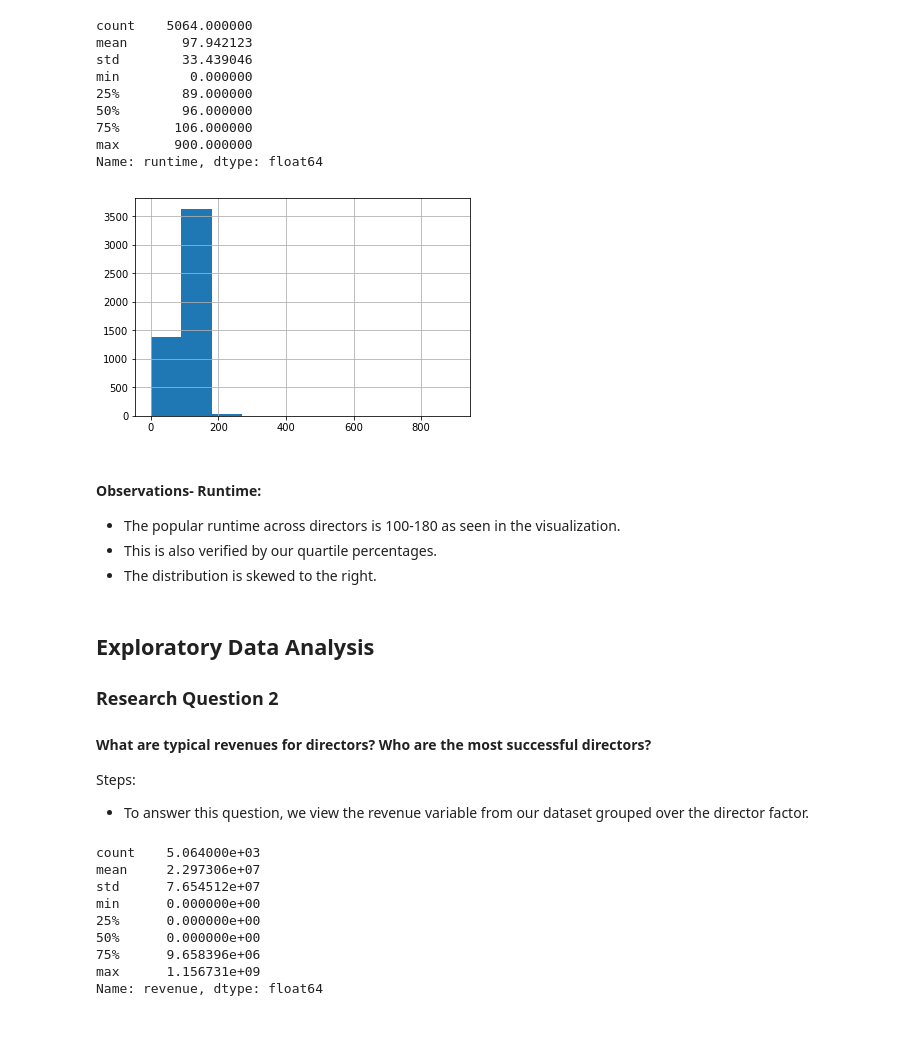
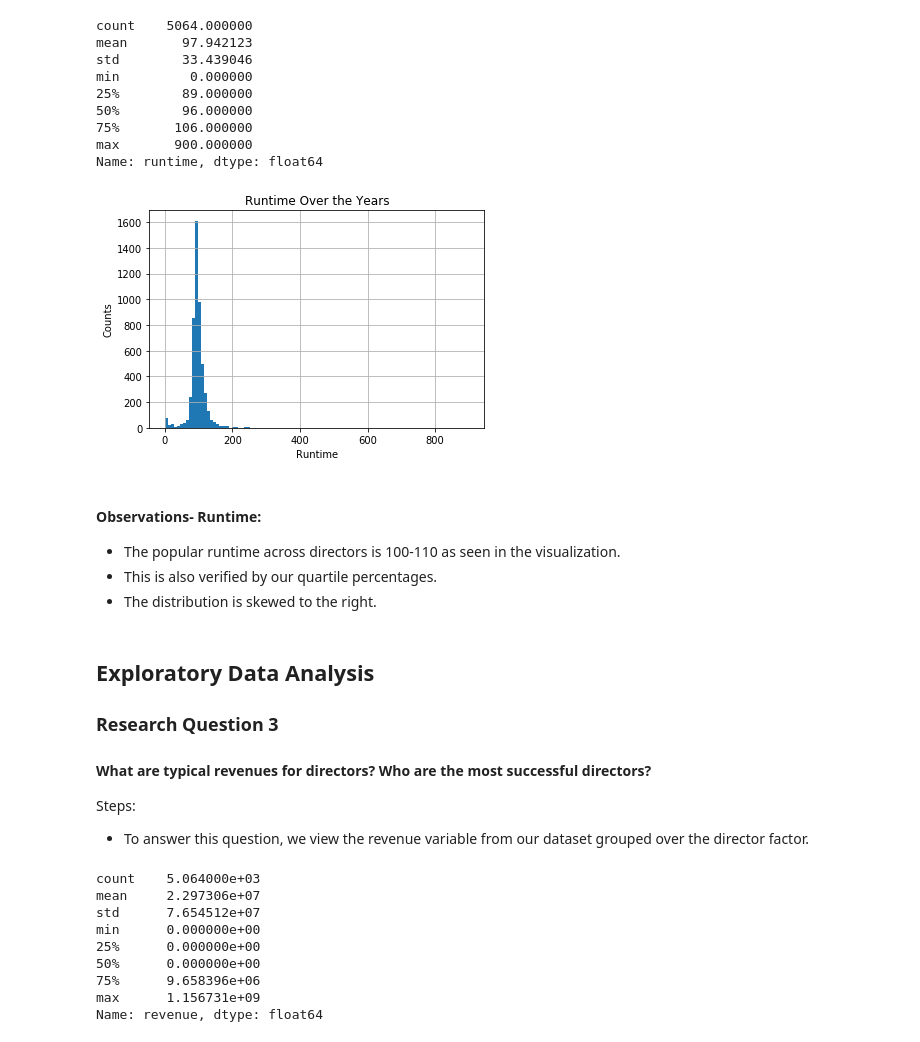
Before and after one commit to nirupamaprv/Investigate_Dataset, a Jupyter notebook: Investigate_a_Dataset_TMDb_Directors_NirupamaPV.ipynb, the cells around one changed output. Saved outputs shown, nothing was run; the diff lists cells and outputs as text; code cells hidden in the pictures.

```diff
--- a/Investigate_a_Dataset_TMDb_Directors_NirupamaPV.ipynb
+++ b/Investigate_a_Dataset_TMDb_Directors_NirupamaPV.ipynb
@@ -374,13 +388,16 @@ min         0.000000
 75%       106.000000
 max       900.000000
 Name: runtime, dtype: float64
-# %%
-dir_mean_df['runtime'].hist();
-# %% [output]
-[figure, removed]
+# %%
+dir_mean_df['runtime'].hist(bins=100);
+plt.xlabel('Runtime')
+plt.ylabel('Counts')
+plt.title('Runtime Over the Years');
+# %% [output]
+[figure, added]
 # %% [markdown]
 #### Observations- Runtime:
-- The popular runtime across directors is 100-180 as seen in the visualization.
+- The popular runtime across directors is 100-110 as seen in the visualization.
 - This is also verified by our quartile percentages.
 - The distribution is skewed to the right.
 # %% [markdown]
@@ -388,7 +405,7 @@ dir_mean_df['runtime'].hist();
 
 ## Exploratory Data Analysis
 
-### Research Question 2
+### Research Question 3
 #### What are typical revenues for directors? Who are the most successful directors?
 Steps:
 - To answer this question, we view the revenue variable from our dataset grouped over the director factor.
```
Also changed, not shown: parts of 27 cells of this notebook.
